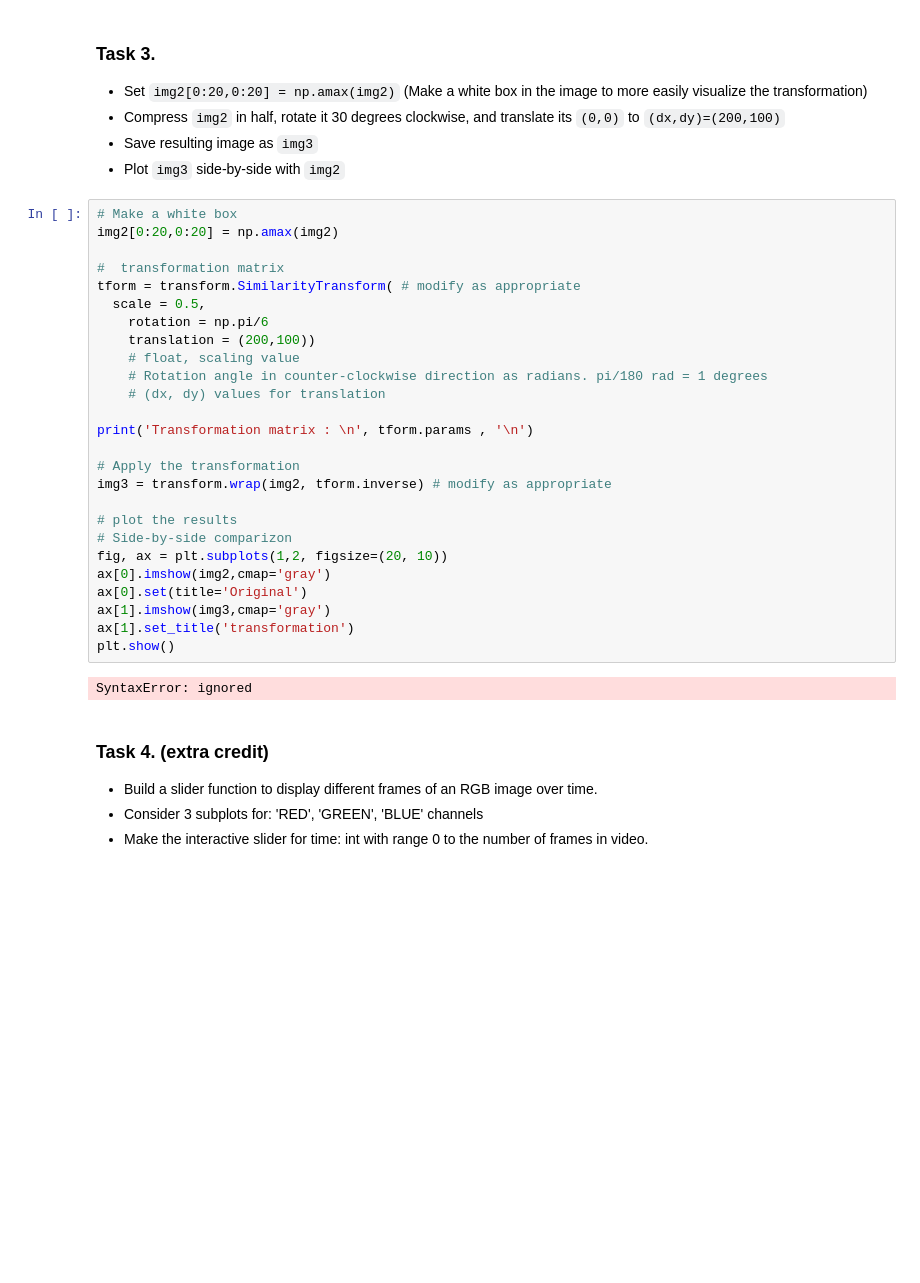
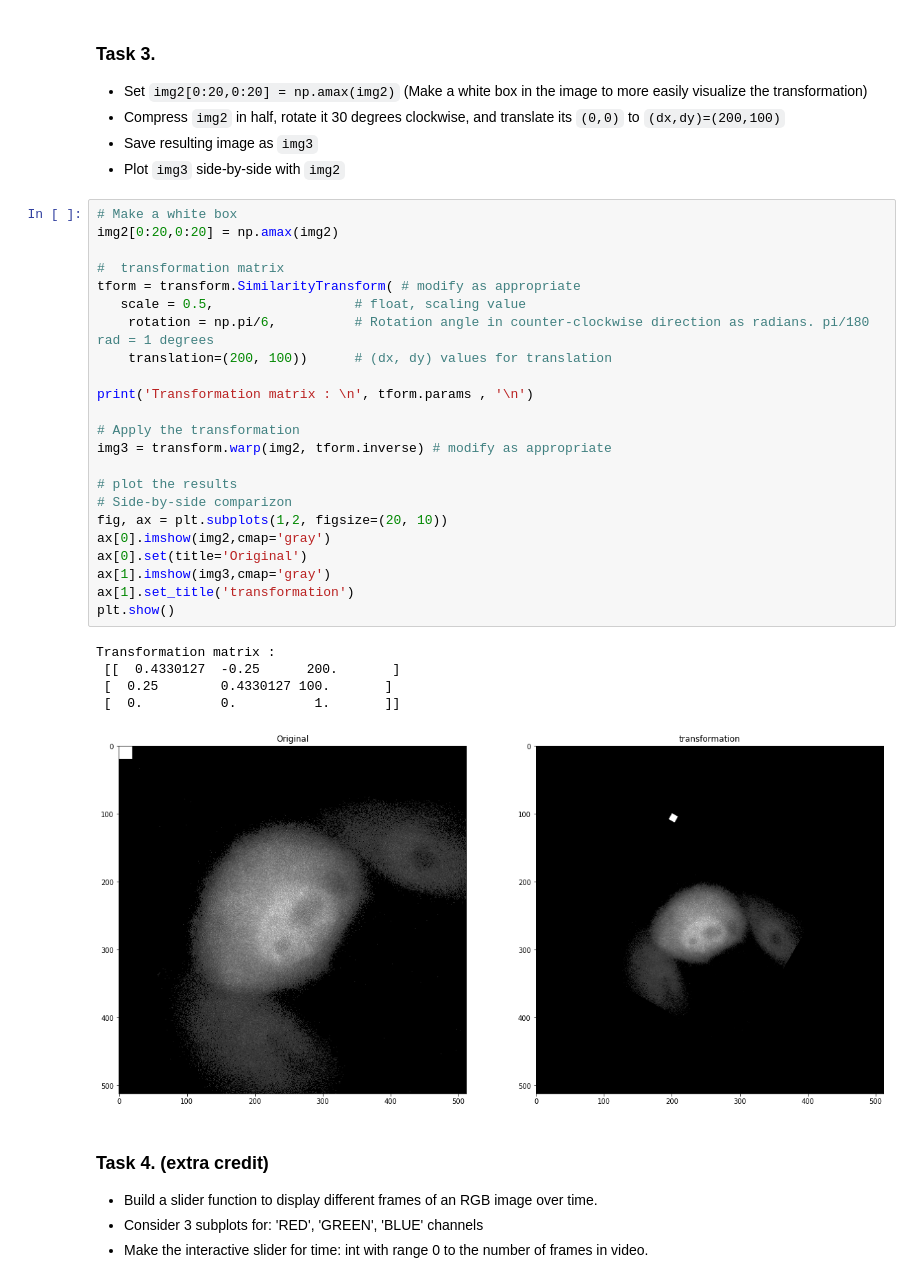
Before and after one commit to VU-CSP/improc_assignment2-masott, a Jupyter notebook: Copy_of_Digital_Image_Analysis_2_assignment_MOttley.ipynb, the cells around one changed output. Cells and saved outputs as stored; diff of their text form; blank space fills up the shorter version.

```diff
--- a/Copy_of_Digital_Image_Analysis_2_assignment_MOttley.ipynb
+++ b/Copy_of_Digital_Image_Analysis_2_assignment_MOttley.ipynb
@@ -150,31 +150,32 @@ plt.show()
 # %%
 # Make a white box
 img2[0:20,0:20] = np.amax(img2)
 
 #  transformation matrix
 tform = transform.SimilarityTransform( # modify as appropriate
-  scale = 0.5,
-    rotation = np.pi/6
-    translation = (200,100))
-    # float, scaling value
-    # Rotation angle in counter-clockwise direction as radians. pi/180 rad = 1 degrees
-    # (dx, dy) values for translation
+   scale = 0.5,                  # float, scaling value
+    rotation = np.pi/6,          # Rotation angle in counter-clockwise direction as radians. pi/180 rad = 1 degrees
+    translation=(200, 100))      # (dx, dy) values for translation
 
 print('Transformation matrix : \n', tform.params , '\n')
 
 # Apply the transformation
-img3 = transform.wrap(img2, tform.inverse) # modify as appropriate
+img3 = transform.warp(img2, tform.inverse) # modify as appropriate
 
 # plot the results
 # Side-by-side comparizon
 fig, ax = plt.subplots(1,2, figsize=(20, 10))
 ax[0].imshow(img2,cmap='gray')
 ax[0].set(title='Original')
 ax[1].imshow(img3,cmap='gray')
 ax[1].set_title('transformation')
 plt.show()
 # %% [output]
-SyntaxError: ignored
+Transformation matrix :
+ [[  0.4330127  -0.25      200.       ]
+ [  0.25        0.4330127 100.       ]
+ [  0.          0.          1.       ]]
+[figure, added]
 # %% [markdown]
 ### Task 4. (extra credit)
 
```
Also changed, not shown: parts of 3 cells of this notebook.
